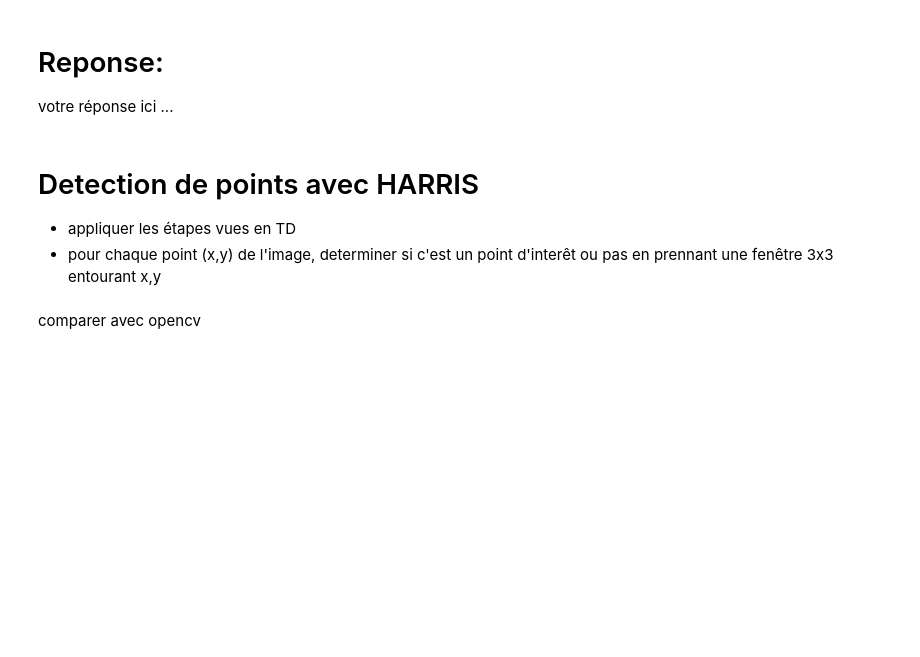
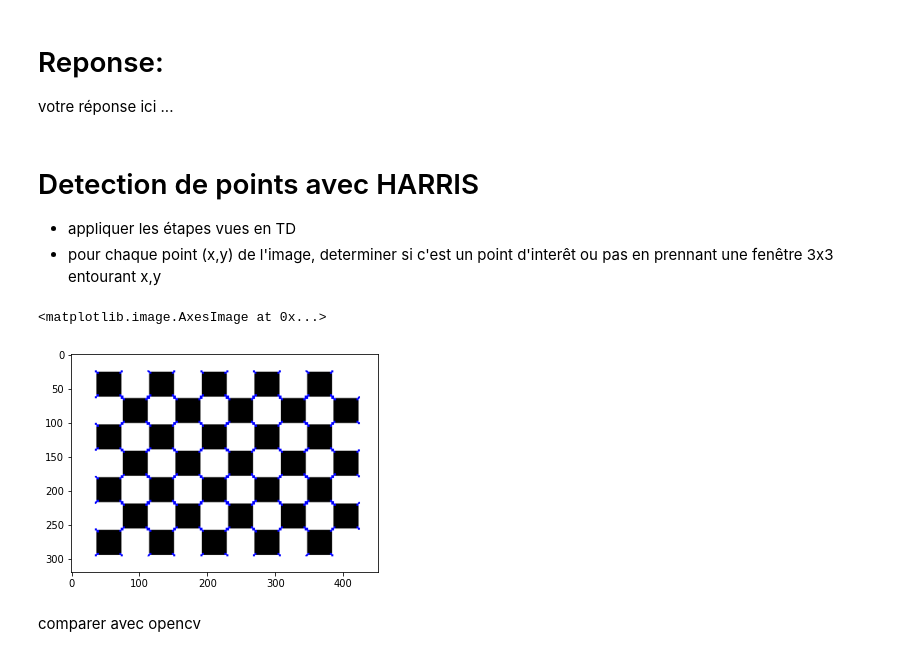
Before and after one commit to Se1f0/Image-descripteur, a Jupyter notebook: TP 4 - Descripteurs d_images.ipynb, the cells around one changed output. Cells and saved outputs as stored; diff of their text form; code cells hidden in the pictures; blank space fills up the shorter version.

Commit message:
Harris

```diff
--- a/TP 4 - Descripteurs d_images.ipynb
+++ b/TP 4 - Descripteurs d_images.ipynb
@@ -109,6 +107,53 @@ votre réponse ici ...
 # Detection de points avec HARRIS
 - appliquer les étapes vues en TD
 - pour chaque point (x,y) de l'image, determiner si c'est un point d'interêt ou pas en prennant une fenêtre 3x3 entourant x,y
+# %%
+def find_harris_corners(input_img, k, window_size, threshold):
+    corner_list = []
+    output_img = cv.cvtColor(input_img.copy(), cv.COLOR_GRAY2RGB)
+
+    offset = int(window_size/2)
+    y_range = input_img.shape[0] - offset
+    x_range = input_img.shape[1] - offset
+
+    dy, dx = np.gradient(input_img)
+    Ixx = dx**2
+    Ixy = dy*dx
+    Iyy = dy**2
+
+    for y in range(offset, y_range):
+        for x in range(offset, x_range):
+            start_y = y - offset
+            end_y = y + offset + 1
+            start_x = x - offset
+            end_x = x + offset + 1
+
+            windowIxx = Ixx[start_y : end_y, start_x : end_x]
+            windowIxy = Ixy[start_y : end_y, start_x : end_x]
+            windowIyy = Iyy[start_y : end_y, start_x : end_x]
+
+            Sxx = windowIxx.sum()
+            Sxy = windowIxy.sum()
+            Syy = windowIyy.sum()
+
+            det = (Sxx * Syy) - (Sxy**2)
+            trace = Sxx + Syy
+
+            r = det - k*(trace**2)
+
+            if r > threshold:
+                corner_list.append([x, y, r])
+                output_img[y,x] = (0,0,255)
+
+    return corner_list, output_img
+
+img=image.copy()
+_,dst = find_harris_corners(img,0.04,5,0)
+dst = cv.dilate(dst,None)
+plt.imshow(dst)
+# %% [output]
+<matplotlib.image.AxesImage at 0x...>
+[figure, added]
 # %% [markdown]
 comparer avec opencv
 # %%
```
Also changed, not shown: parts of 2 cells of this notebook.
